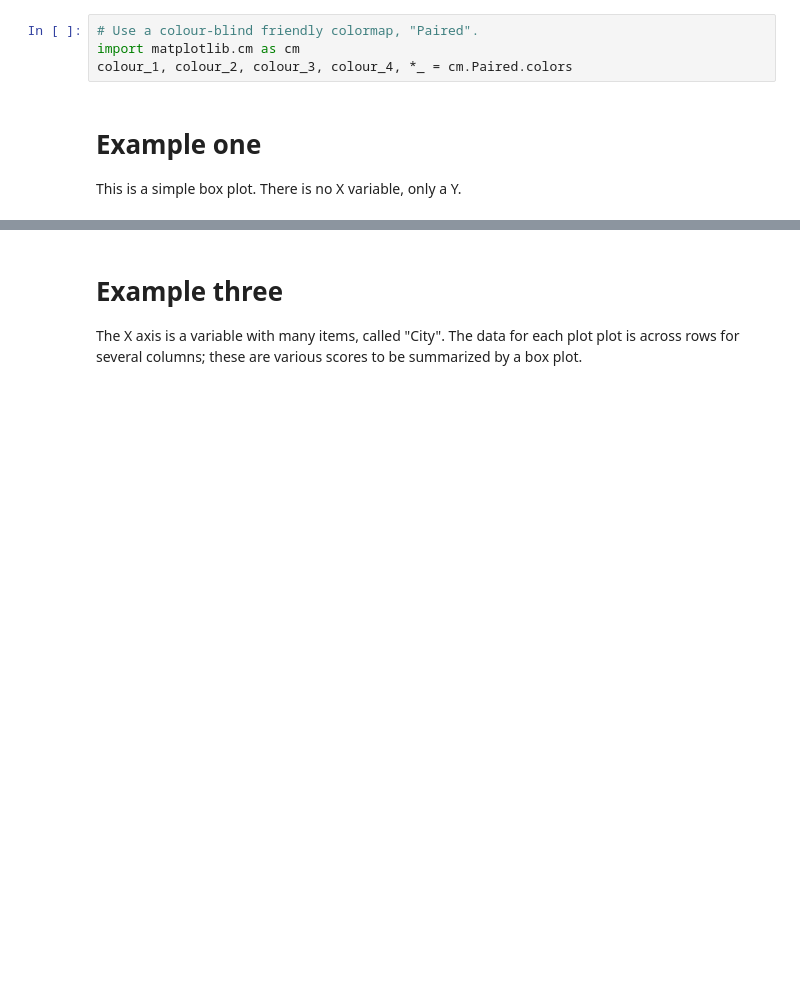
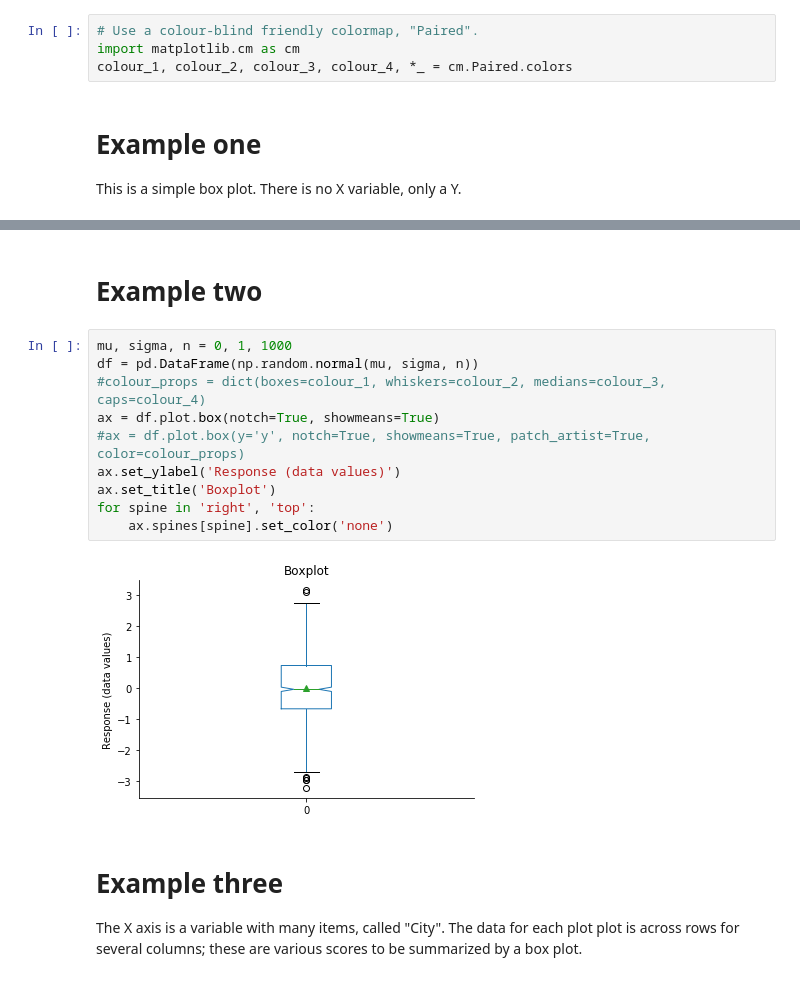
Before and after one commit to gillespilon/box_plot, a Jupyter notebook: box_plot.ipynb, the cells around one changed output, grey strips where cells are left out. Drawn from its saved outputs; the diff is of its cells as text; blank space fills up the shorter version.

Commit message:
Add example two, notched box plot

```diff
--- a/box_plot.ipynb
+++ b/box_plot.ipynb
@@ -28,3 +28,17 @@ ax = df.plot.box()
+# %% [markdown]
+# Example two
+# %%
+mu, sigma, n = 0, 1, 1000
+df = pd.DataFrame(np.random.normal(mu, sigma, n))
+#colour_props = dict(boxes=colour_1, whiskers=colour_2, medians=colour_3, caps=colour_4)
+ax = df.plot.box(notch=True, showmeans=True)
+#ax = df.plot.box(y='y', notch=True, showmeans=True, patch_artist=True, color=colour_props)
+ax.set_ylabel('Response (data values)')
+ax.set_title('Boxplot')
+for spine in 'right', 'top':
+    ax.spines[spine].set_color('none')
+# %% [output]
+[figure, added]
 # %% [markdown]
 # Example three
 The X axis is a variable with many items, called "City". The data for each plot plot is across rows for several columns; these are various scores to be summarized by a box plot.
```
Also changed, not shown: parts of 1 cell of this notebook.
